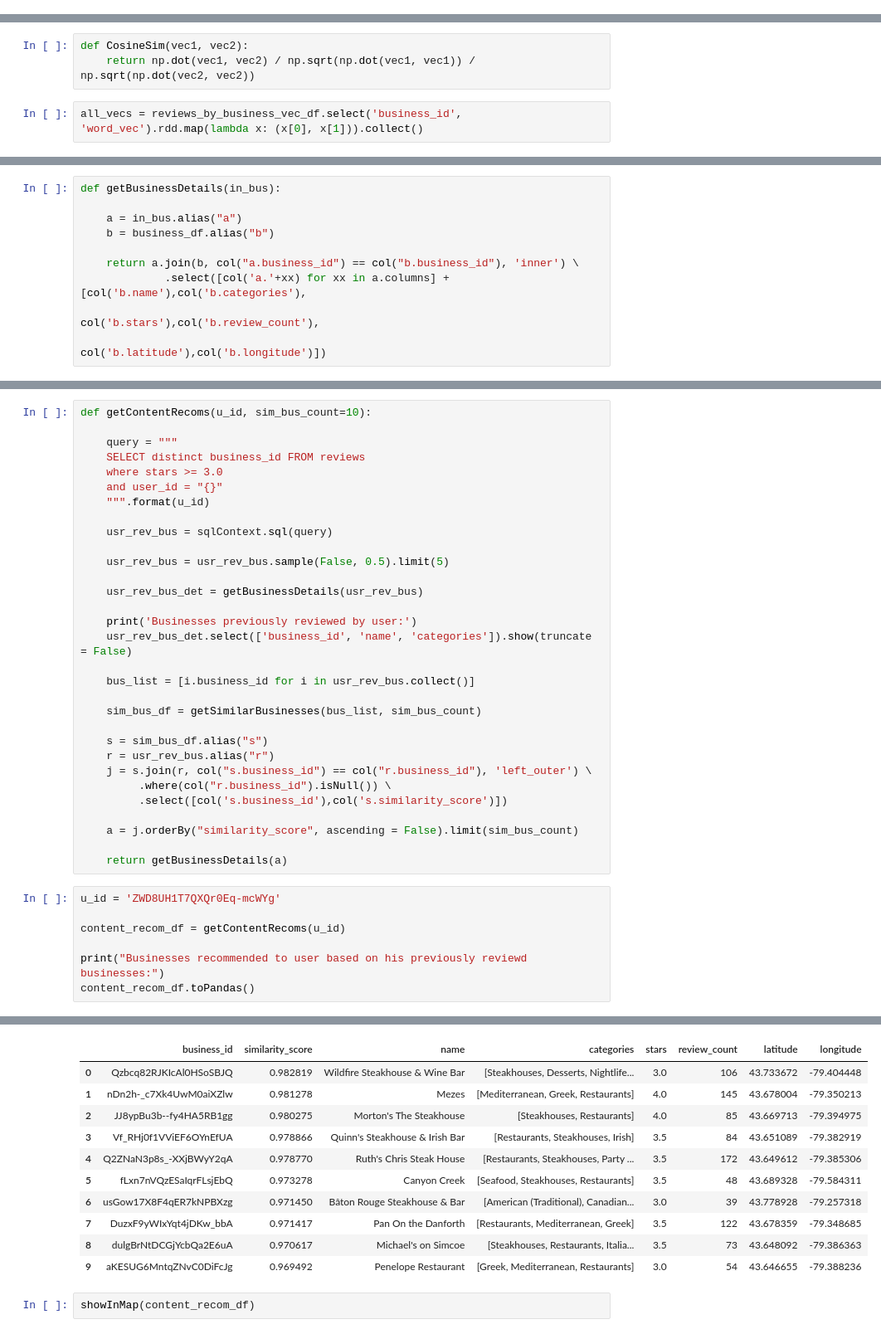
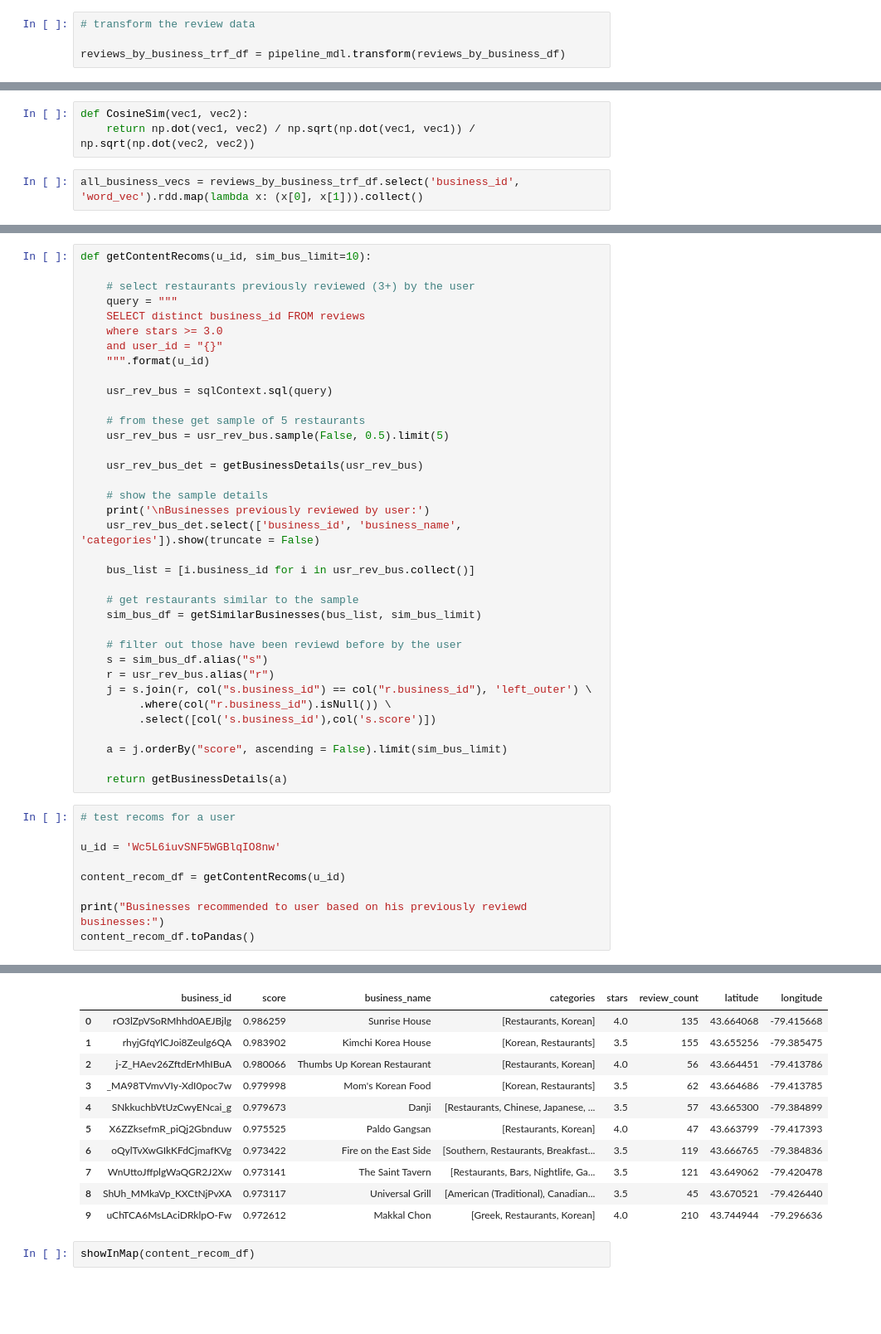
Before and after one commit to Samimust/my-yelper, a Jupyter notebook: Content Filtering.ipynb, the cells around one changed output, grey strips where cells are left out. Shown at 83% size. Saved outputs shown, nothing was run; the diff lists cells and outputs as text; blank space fills up the shorter version.

```diff
--- a/Content Filtering.ipynb
+++ b/Content Filtering.ipynb
@@ -276,0 +154,4 @@ word2Vec_mdl.findSynonyms("burger", 5).show()
+# %%
+# transform the review data
+
+reviews_by_business_trf_df = pipeline_mdl.transform(reviews_by_business_df)
@@ -278,4 +193,4 @@ word2Vec_mdl.findSynonyms("burger", 5).show()
 def CosineSim(vec1, vec2):
     return np.dot(vec1, vec2) / np.sqrt(np.dot(vec1, vec1)) / np.sqrt(np.dot(vec2, vec2))
 # %%
-all_vecs = reviews_by_business_vec_df.select('business_id', 'word_vec').rdd.map(lambda x: (x[0], x[1])).collect()
+all_business_vecs = reviews_by_business_trf_df.select('business_id', 'word_vec').rdd.map(lambda x: (x[0], x[1])).collect()
@@ -343,13 +253,3 @@ Top 10 similar businesses:
-# %%
-def getBusinessDetails(in_bus):
-
-    a = in_bus.alias("a")
-    b = business_df.alias("b")
-
-    return a.join(b, col("a.business_id") == col("b.business_id"), 'inner') \
-             .select([col('a.'+xx) for xx in a.columns] + [col('b.name'),col('b.categories'),
-                                                           col('b.stars'),col('b.review_count'),
-                                                           col('b.latitude'),col('b.longitude')])
 # %%
 def showInMap(df):
 
@@ -450,6 +305,7 @@ def getSimilarBusinesses(b_ids, sim_bus_count):
 # %%
-def getContentRecoms(u_id, sim_bus_count=10):
+def getContentRecoms(u_id, sim_bus_limit=10):
 
+    # select restaurants previously reviewed (3+) by the user
     query = """
     SELECT distinct business_id FROM reviews
     where stars >= 3.0
@@ -458,28 +314,34 @@ def getContentRecoms(u_id, sim_bus_count=10):
 
     usr_rev_bus = sqlContext.sql(query)
 
+    # from these get sample of 5 restaurants
     usr_rev_bus = usr_rev_bus.sample(False, 0.5).limit(5)
 
     usr_rev_bus_det = getBusinessDetails(usr_rev_bus)
 
-    print('Businesses previously reviewed by user:')
-    usr_rev_bus_det.select(['business_id', 'name', 'categories']).show(truncate = False)
+    # show the sample details
+    print('\nBusinesses previously reviewed by user:')
+    usr_rev_bus_det.select(['business_id', 'business_name', 'categories']).show(truncate = False)
 
     bus_list = [i.business_id for i in usr_rev_bus.collect()]
 
-    sim_bus_df = getSimilarBusinesses(bus_list, sim_bus_count)
+    # get restaurants similar to the sample
+    sim_bus_df = getSimilarBusinesses(bus_list, sim_bus_limit)
 
+    # filter out those have been reviewd before by the user
     s = sim_bus_df.alias("s")
     r = usr_rev_bus.alias("r")
     j = s.join(r, col("s.business_id") == col("r.business_id"), 'left_outer') \
          .where(col("r.business_id").isNull()) \
-         .select([col('s.business_id'),col('s.similarity_score')])
+         .select([col('s.business_id'),col('s.score')])
 
-    a = j.orderBy("similarity_score", ascending = False).limit(sim_bus_count)
+    a = j.orderBy("score", ascending = False).limit(sim_bus_limit)
 
     return getBusinessDetails(a)
 # %%
-u_id = 'ZWD8UH1T7QXQr0Eq-mcWYg'
+# test recoms for a user
+
+u_id = 'Wc5L6iuvSNF5WGBlqIO8nw'
 
 content_recom_df = getContentRecoms(u_id)
 
@@ -504,16 +361,16 @@ Businesses similar to: wv0qXO8gg71HwIWOun_Mbw
 
 Businesses recommended to user based on his previously reviewd businesses:
-|  | business_id | similarity_score | name | categories | stars | review_count | latitude | longitude |
-| 0 | Qzbcq82RJKIcAl0HSoSBJQ | 0.982819 | Wildfire Steakhouse & Wine Bar | [Steakhouses, Desserts, Nightlife... | 3.0 | 106 | 43.733672 | -79.404448 |
-| 1 | nDn2h-_c7Xk4UwM0aiXZlw | 0.981278 | Mezes | [Mediterranean, Greek, Restaurants] | 4.0 | 145 | 43.678004 | -79.350213 |
-| 2 | JJ8ypBu3b--fy4HA5RB1gg | 0.980275 | Morton's The Steakhouse | [Steakhouses, Restaurants] | 4.0 | 85 | 43.669713 | -79.394975 |
-| 3 | Vf_RHj0f1VViEF6OYnEfUA | 0.978866 | Quinn's Steakhouse & Irish Bar | [Restaurants, Steakhouses, Irish] | 3.5 | 84 | 43.651089 | -79.382919 |
-| 4 | Q2ZNaN3p8s_-XXjBWyY2qA | 0.978770 | Ruth's Chris Steak House | [Restaurants, Steakhouses, Party ... | 3.5 | 172 | 43.649612 | -79.385306 |
-| 5 | fLxn7nVQzESaIqrFLsjEbQ | 0.973278 | Canyon Creek | [Seafood, Steakhouses, Restaurants] | 3.5 | 48 | 43.689328 | -79.584311 |
-| 6 | usGow17X8F4qER7kNPBXzg | 0.971450 | Bâton Rouge Steakhouse & Bar | [American (Traditional), Canadian... | 3.0 | 39 | 43.778928 | -79.257318 |
-| 7 | DuzxF9yWIxYqt4jDKw_bbA | 0.971417 | Pan On the Danforth | [Restaurants, Mediterranean, Greek] | 3.5 | 122 | 43.678359 | -79.348685 |
-| 8 | dulgBrNtDCGjYcbQa2E6uA | 0.970617 | Michael's on Simcoe | [Steakhouses, Restaurants, Italia... | 3.5 | 73 | 43.648092 | -79.386363 |
-| 9 | aKESUG6MntqZNvC0DiFcJg | 0.969492 | Penelope Restaurant | [Greek, Mediterranean, Restaurants] | 3.0 | 54 | 43.646655 | -79.388236 |
+|  | business_id | score | business_name | categories | stars | review_count | latitude | longitude |
+| 0 | rO3lZpVSoRMhhd0AEJBjlg | 0.986259 | Sunrise House | [Restaurants, Korean] | 4.0 | 135 | 43.664068 | -79.415668 |
+| 1 | rhyjGfqYlCJoi8Zeulg6QA | 0.983902 | Kimchi Korea House | [Korean, Restaurants] | 3.5 | 155 | 43.655256 | -79.385475 |
+| 2 | j-Z_HAev26ZftdErMhIBuA | 0.980066 | Thumbs Up Korean Restaurant | [Restaurants, Korean] | 4.0 | 56 | 43.664451 | -79.413786 |
+| 3 | _MA98TVmvVIy-XdI0poc7w | 0.979998 | Mom's Korean Food | [Korean, Restaurants] | 3.5 | 62 | 43.664686 | -79.413785 |
+| 4 | SNkkuchbVtUzCwyENcai_g | 0.979673 | Danji | [Restaurants, Chinese, Japanese, ... | 3.5 | 57 | 43.665300 | -79.384899 |
+| 5 | X6ZZksefmR_piQj2Gbnduw | 0.975525 | Paldo Gangsan | [Restaurants, Korean] | 4.0 | 47 | 43.663799 | -79.417393 |
+| 6 | oQylTvXwGIkKFdCjmafKVg | 0.973422 | Fire on the East Side | [Southern, Restaurants, Breakfast... | 3.5 | 119 | 43.666765 | -79.384836 |
+| 7 | WnUttoJffplgWaQGR2J2Xw | 0.973141 | The Saint Tavern | [Restaurants, Bars, Nightlife, Ga... | 3.5 | 121 | 43.649062 | -79.420478 |
+| 8 | ShUh_MMkaVp_KXCtNjPvXA | 0.973117 | Universal Grill | [American (Traditional), Canadian... | 3.5 | 45 | 43.670521 | -79.426440 |
+| 9 | uChTCA6MsLAciDRklpO-Fw | 0.972612 | Makkal Chon | [Greek, Restaurants, Korean] | 4.0 | 210 | 43.744944 | -79.296636 |
 # %%
 showInMap(content_recom_df)
 # %% [output]
```
Also changed, not shown: parts of 53 cells of this notebook.
